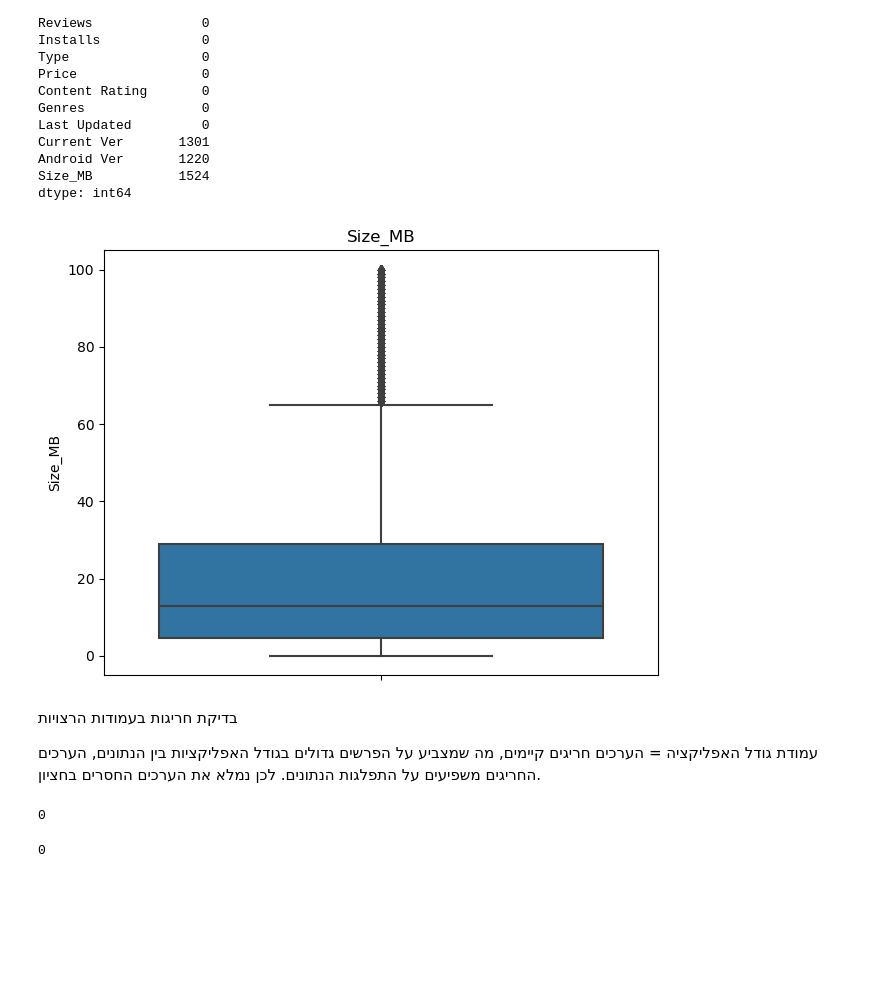
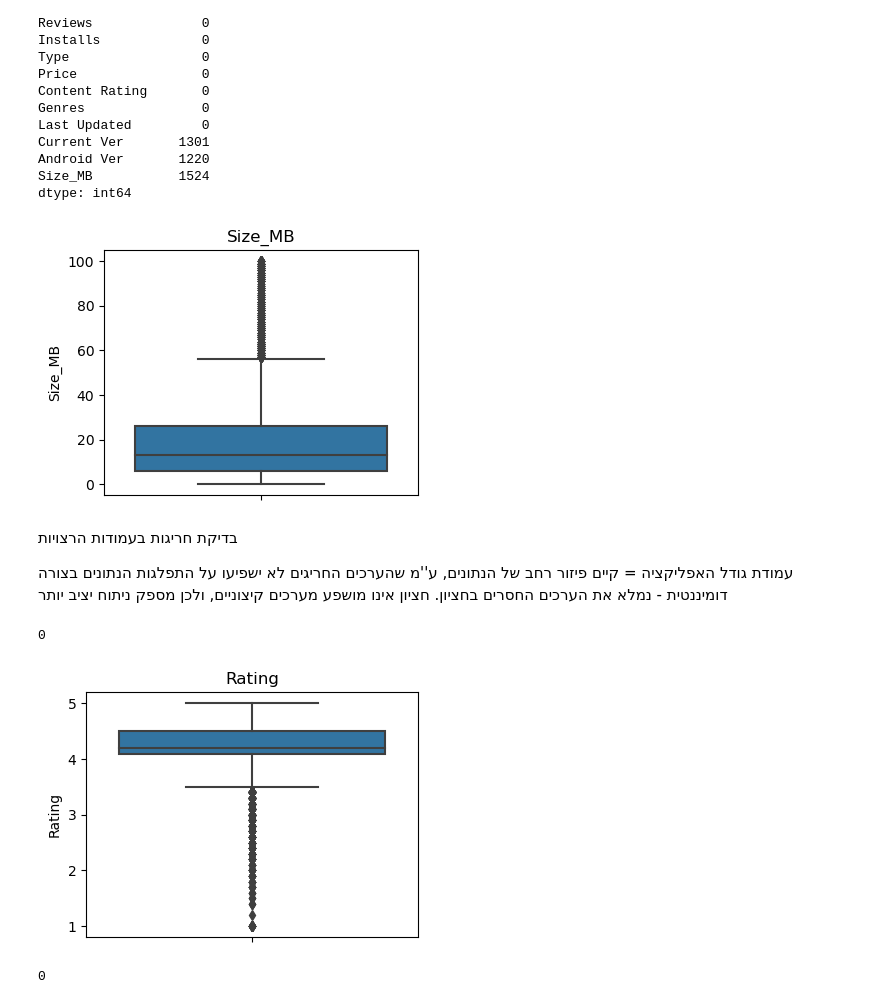
Before and after one commit to Yairvedaniel/project1, a Jupyter notebook: googleplaystoreproject_ogen.ipynb, the cells around one changed output. Drawn from its saved outputs; the diff is of its cells as text; code cells hidden in the pictures; blank space fills up the shorter version.

```diff
--- a/googleplaystoreproject_ogen.ipynb
+++ b/googleplaystoreproject_ogen.ipynb
@@ -261,19 +284,20 @@ dtype: int64
 # %%
 
 # Creating boxplots for each column and displaying them in the same row
+fig, axes = plt.subplots(figsize=(4,3))
 plt.subplot()
 sns.boxplot(data=apps, y='Size_MB')
 plt.title('Size_MB')
 
 plt.tight_layout()
 plt.show()
 # %% [output]
-[figure, old version]
+[figure, new version]
 # %% [markdown]
 בדיקת חריגות בעמודות הרצויות
 
-עמודת גודל האפליקציה = הערכים חריגים קיימים, מה שמצביע על הפרשים גדולים בגודל האפליקציות בין הנתונים, הערכים החריגים משפיעים על התפלגות הנתונים.
-לכן נמלא את הערכים החסרים בחציון.
+עמודת גודל האפליקציה = קיים פיזור רחב של הנתונים, ע''מ שהערכים החריגים לא ישפיעו על התפלגות הנתונים בצורה דומיננטית - נמלא את הערכים החסרים בחציון.
+ חציון אינו מושפע מערכים קיצוניים, ולכן מספק ניתוח יציב יותר
 # %%
 median_size_mb = apps['Size_MB'].median()
 
@@ -284,6 +308,17 @@ apps['Size_MB'] = apps['Size_MB'].fillna(median_size_mb)
 print(apps['Size_MB'].isna().sum())
 # %% [output]
 0
+# %%
+# Creating boxplots for each column and displaying them in the same row
+fig, axes = plt.subplots(figsize=(4,3))
+plt.subplot()
+sns.boxplot(data=apps, y='Rating')
+plt.title('Rating')
+
+plt.tight_layout()
+plt.show()
+# %% [output]
+[figure, added]
 # %%
 median_rate = apps['Rating'].mean()
 
```
Also changed, not shown: parts of 18 cells of this notebook.
